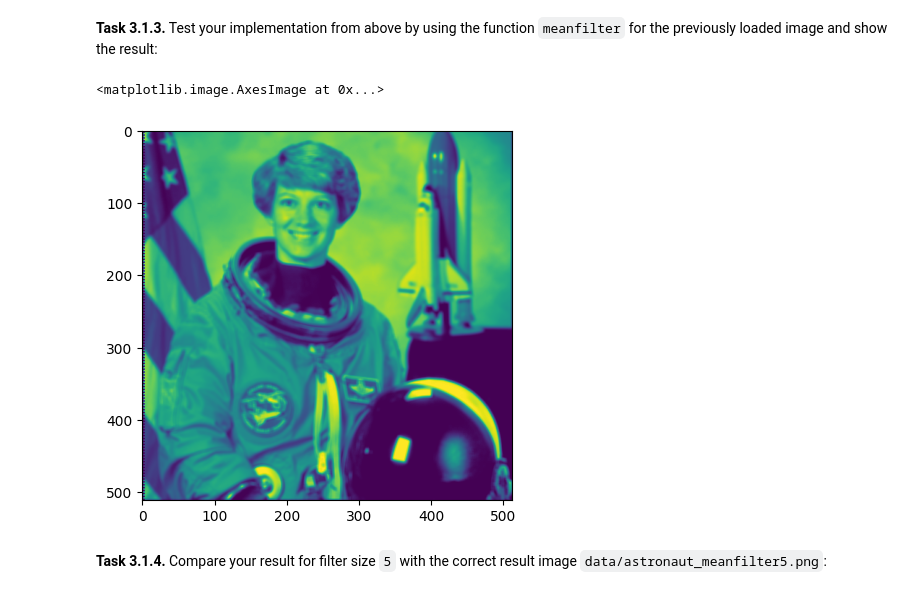
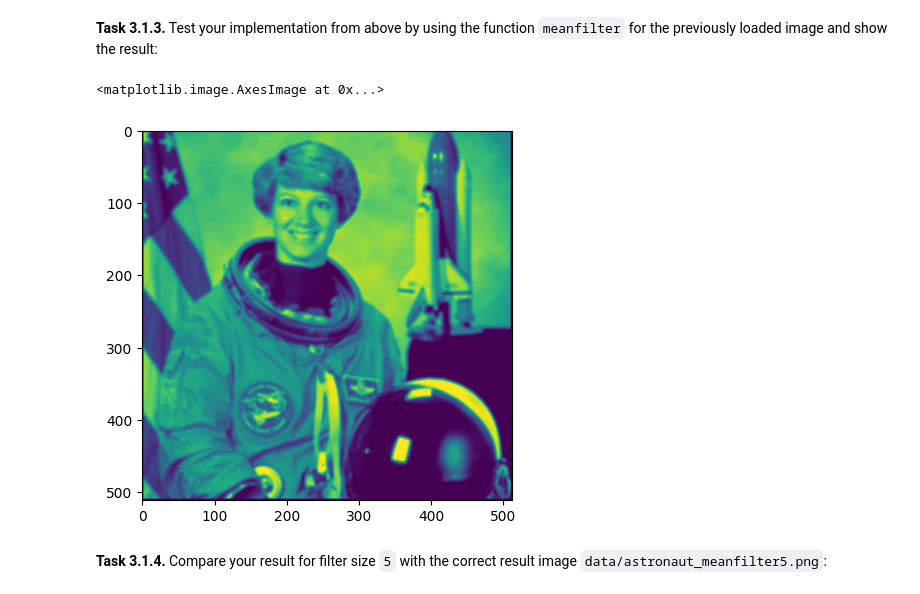
Before and after one commit to Panke03/mobi-fs3-python, a Jupyter notebook: task3.ipynb, the cells around one changed output. Drawn from its saved outputs; the diff is of its cells as text; code cells hidden in the pictures.

```diff
--- a/task3.ipynb
+++ b/task3.ipynb
@@ -34,7 +35,7 @@ def meanfilter(img, size):
         row, col = p
 
         # Überprüfe, ob Pixel im Bildbereich mit Bedingungen liegt
-        if row >= n & row < imgmean.shape[0] - n & col >= n & col < imgmean.shape[1] - n:
+        if row >= n and row < img.shape[0] - n and col >= n and col < img.shape[1] - n:
             neighborhood_sum = 0
 
             # Um Filterfeld um Pixel iterieren
@@ -53,11 +54,13 @@ def meanfilter(img, size):
     return result
 # %% [markdown]
 **<a id="#">Task 3.1.3.</a>** Test your implementation from above by using the function `meanfilter` for the previously loaded image and show the result:
-# %%
-plt.imshow(meanfilter(imgmean, 5))
-# %% [output]
-<matplotlib.image.AxesImage at 0x...>
-[figure, removed]
+# %%
+imgmean = meanfilter(img, 5)
+
+plt.imshow(imgmean)
+# %% [output]
+<matplotlib.image.AxesImage at 0x...>
+[figure, added]
 # %% [markdown]
 **<a id="#">Task 3.1.4.</a>** Compare your result for filter size `5` with the correct result image `data/astronaut_meanfilter5.png`:
 # %%
```
Also changed, not shown: parts of 8 cells of this notebook, 1 other file.
